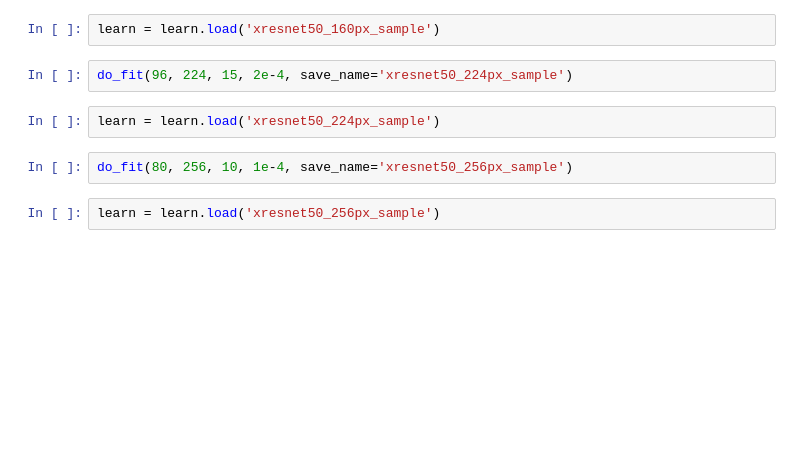
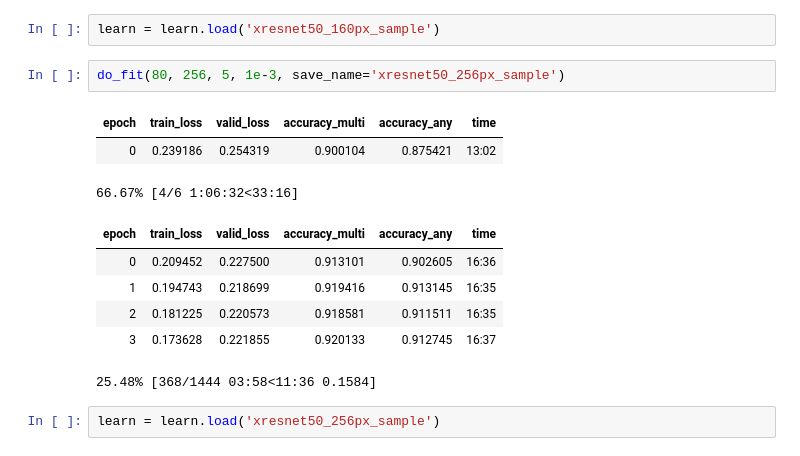
Before and after one commit to CozyDoomer/RSNA-intracranial-hemorrhage-detection, a Jupyter notebook: prototyping-fastai.ipynb, the cells around one changed output. Saved outputs shown, nothing was run; the diff lists cells and outputs as text; blank space fills up the shorter version.

```diff
--- a/prototyping-fastai.ipynb
+++ b/prototyping-fastai.ipynb
@@ -170,11 +192,17 @@ do_fit(192, 160, 20, 5e-4, save_name='xresnet50_160px_sample')
 # %%
 learn = learn.load('xresnet50_160px_sample')
-# %%
-do_fit(96, 224, 15, 2e-4, save_name='xresnet50_224px_sample')
-# %%
-learn = learn.load('xresnet50_224px_sample')
 # %%
-do_fit(80, 256, 10, 1e-4, save_name='xresnet50_256px_sample')
+do_fit(80, 256, 5, 1e-3, save_name='xresnet50_256px_sample')
+# %% [output]
+| epoch | train_loss | valid_loss | accuracy_multi | accuracy_any | time |
+| 0 | 0.239186 | 0.254319 | 0.900104 | 0.875421 | 13:02 |
+66.67% [4/6 1:06:32<33:16]
+| epoch | train_loss | valid_loss | accuracy_multi | accuracy_any | time |
+| 0 | 0.209452 | 0.227500 | 0.913101 | 0.902605 | 16:36 |
+| 1 | 0.194743 | 0.218699 | 0.919416 | 0.913145 | 16:35 |
+| 2 | 0.181225 | 0.220573 | 0.918581 | 0.911511 | 16:35 |
+| 3 | 0.173628 | 0.221855 | 0.920133 | 0.912745 | 16:37 |
+25.48% [368/1444 03:58<11:36 0.1584]
 # %%
 learn = learn.load('xresnet50_256px_sample')
 # %% [markdown]
```
Also changed, not shown: parts of 18 cells of this notebook.
